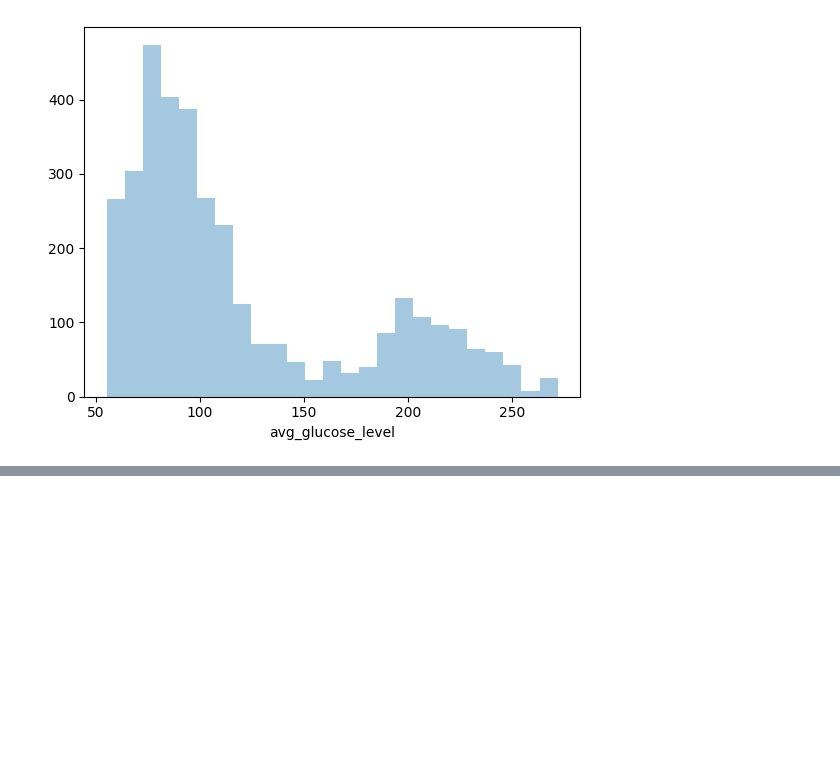
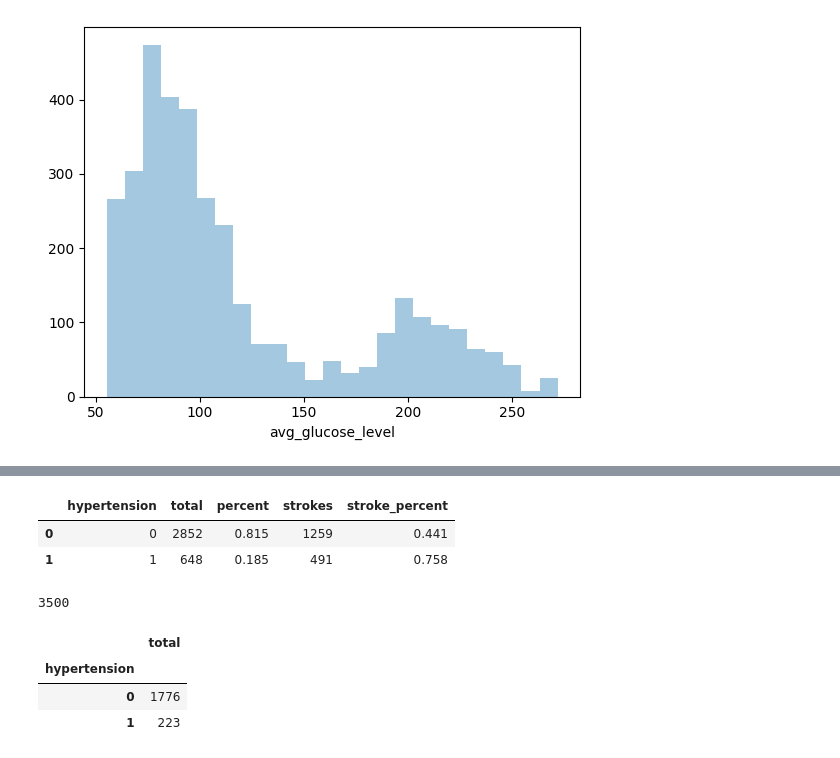
Before and after one commit to rapo12/StrokeAiProject, a Jupyter notebook: data_clean.ipynb, the cells around one changed output, grey strips where cells are left out. Cells and saved outputs as stored; diff of their text form; code cells hidden in the pictures; blank space fills up the shorter version.

```diff
--- a/data_clean.ipynb
+++ b/data_clean.ipynb
@@ -312,0 +348,26 @@ Name: age, Length: 3500, dtype: float64
+# %%
+summary_table = (data_balanced.groupby('hypertension')
+                         .agg(total=('hypertension', 'count'),
+percent=('hypertension', lambda x: round(len(x) / len(data_balanced), 3)),
+strokes=('stroke_c', lambda x: sum(x == "stroke")),
+stroke_percent=('stroke_c', lambda x: round(sum(x == "stroke") / len(x), 3))).reset_index())
+
+summary_table
+# %% [output]
+|  | hypertension | total | percent | strokes | stroke_percent |
+| 0 | 0 | 2852 | 0.815 | 1259 | 0.441 |
+| 1 | 1 | 648 | 0.185 | 491 | 0.758 |
+# %%
+len(data_balanced)
+# %% [output]
+3500
+# %%
+summary_table = data.groupby('hypertension').agg(
+    total=('hypertension', 'count'),
+)
+summary_table
+# %% [output]
+|  | total |
+| hypertension |  |
+| 0 | 1776 |
+| 1 | 223 |
```
Also changed, not shown: parts of 4 cells of this notebook, 2 other files.
